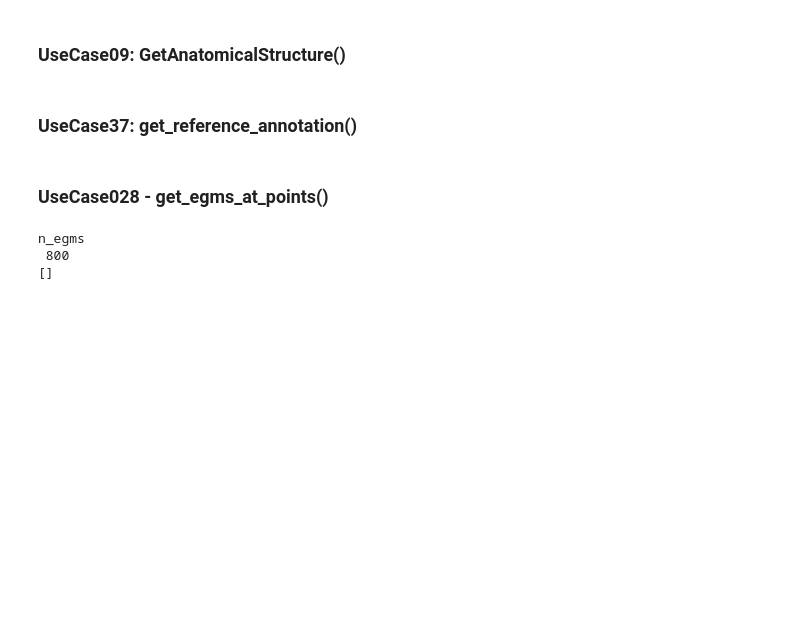
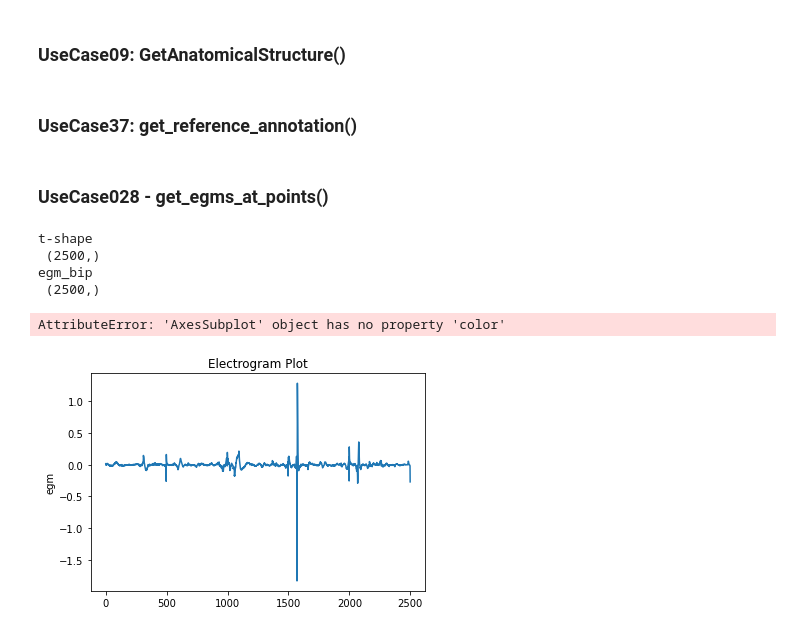
Before and after one commit to openep/openep-py, a Jupyter notebook: examples/Openep_visualisation.ipynb, the cells around one changed output. Saved outputs shown, nothing was run; the diff lists cells and outputs as text; code cells hidden in the pictures; blank space fills up the shorter version.

Commit message:
feat: returning the bip voltage egms for the points requested, error checks to warn users if the index is exceeded, generating the egm plot #39

```diff
--- a/examples/Openep_visualisation.ipynb
+++ b/examples/Openep_visualisation.ipynb
@@ -520,8 +388,0 @@ def get_egms_at_points(mesh_case,*args):
-# %%
-c = get_egms_at_points(ep_case,'egmtype','bip')
-
-print(c['egm_traces'])
-# %% [output]
-n_egms
- 800
-[]
@@ -528,2 +436,28 @@ n_egms
+# %%
+# Plotting the egms
+import matplotlib.pyplot as plt
+
+egm = get_egms_at_points(ep_case,"iegm",[0])
+
+egm_bip = egm["electric_egm_bip"][0]
+size_of_egm = egm_bip.shape[1]
+
+t = np.arange(0,size_of_egm,1)
+# t_lin = np.linspace(0,size_of_egm,num=size_of_egm)
+print("t-shape\n",t.shape)
+print("egm_bip\n",egm_bip[0].shape)
+
+fig,ax = plt.subplots()
+ax.plot(t,egm_bip[0])
+ax.set(ylabel="egm",
+       title="Electrogram Plot")
+plt.show()
+# %% [output]
+t-shape
+ (2500,)
+egm_bip
+ (2500,)
+AttributeError: 'AxesSubplot' object has no property 'color'
+[figure, added]
 # %%
 print(ep_case.electric['egm'][0:2:,])
```
Also changed, not shown: parts of 4 cells of this notebook.
